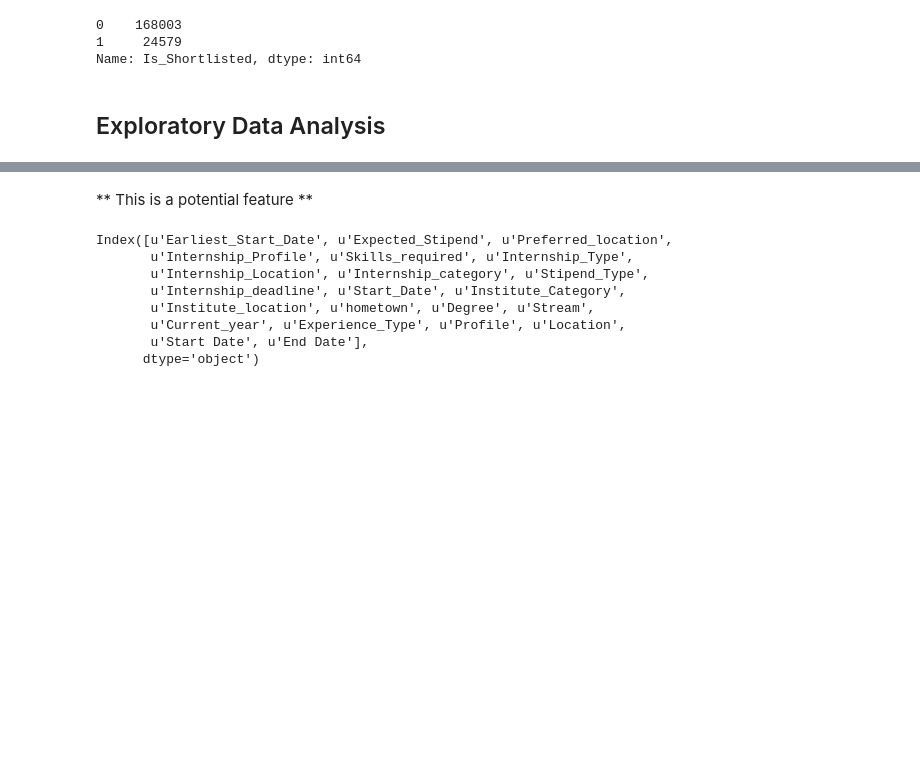
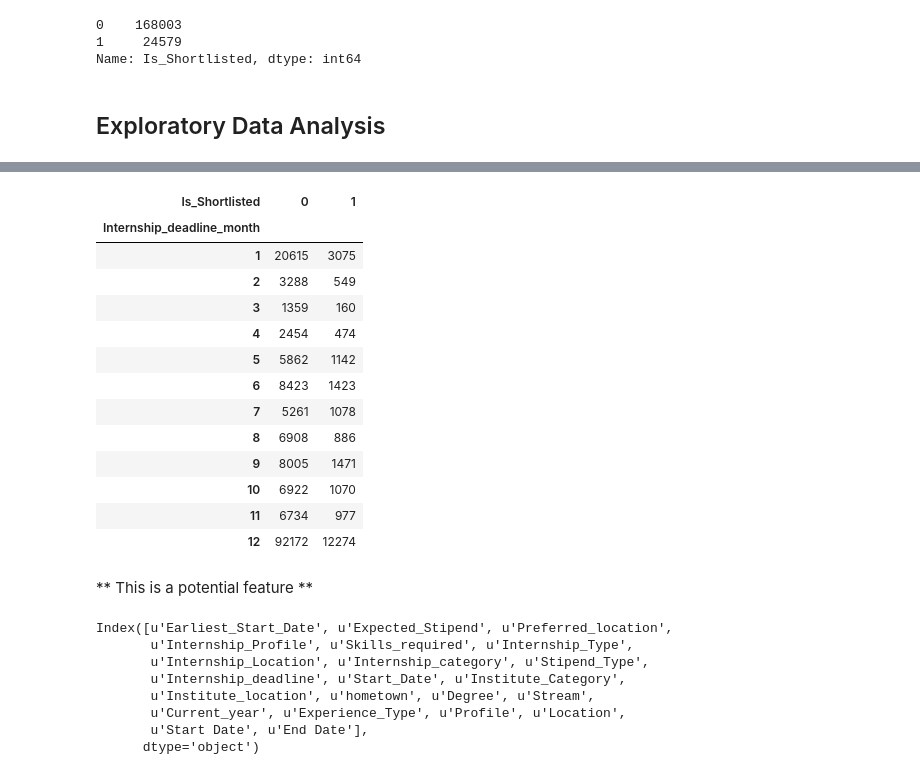
Before and after one commit to numb3r33/av-practice, a Jupyter notebook: date-your_data/notebooks/Date_Your_Data - Exploratory Data Analysis.ipynb, the cells around one changed output, grey strips where cells are left out. Saved outputs shown, nothing was run; the diff lists cells and outputs as text; code cells hidden in the pictures; blank space fills up the shorter version.

```diff
--- a/date-your_data/notebooks/Date_Your_Data - Exploratory Data Analysis.ipynb
+++ b/date-your_data/notebooks/Date_Your_Data - Exploratory Data Analysis.ipynb
@@ -68,3 +105,20 @@ test_merged.loc[:, 'Internship_deadline_year'] = test_merged.Internship_deadline
+# %%
+train_merged.groupby(['Internship_deadline_month', 'Is_Shortlisted']).size().unstack(1).fillna(0)
+# %% [output]
+| Is_Shortlisted | 0 | 1 |
+| Internship_deadline_month |  |  |
+| 1 | 20615 | 3075 |
+| 2 | 3288 | 549 |
+| 3 | 1359 | 160 |
+| 4 | 2454 | 474 |
+| 5 | 5862 | 1142 |
+| 6 | 8423 | 1423 |
+| 7 | 5261 | 1078 |
+| 8 | 6908 | 886 |
+| 9 | 8005 | 1471 |
+| 10 | 6922 | 1070 |
+| 11 | 6734 | 977 |
+| 12 | 92172 | 12274 |
 # %%
 train_merged.loc[:, 'date_diff'] = ((train_merged.Internship_deadline - train_merged.Earliest_Start_Date) / np.timedelta64(1, 'D')).astype(int)
 # %%
```
Also changed, not shown: parts of 5 cells of this notebook, 1 other file.
